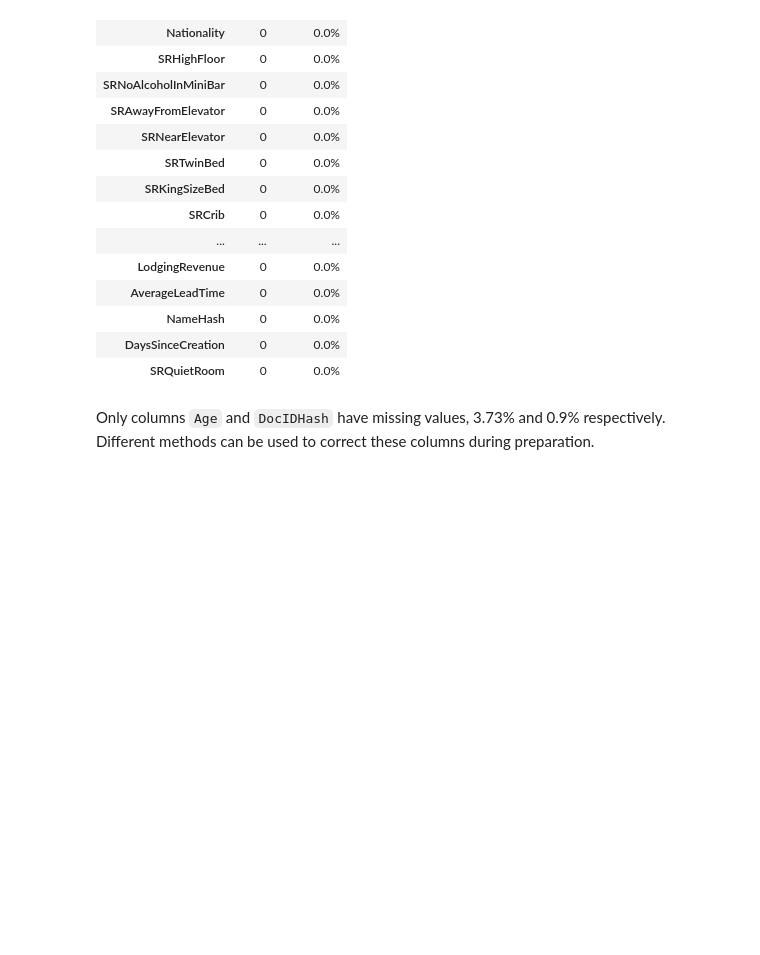
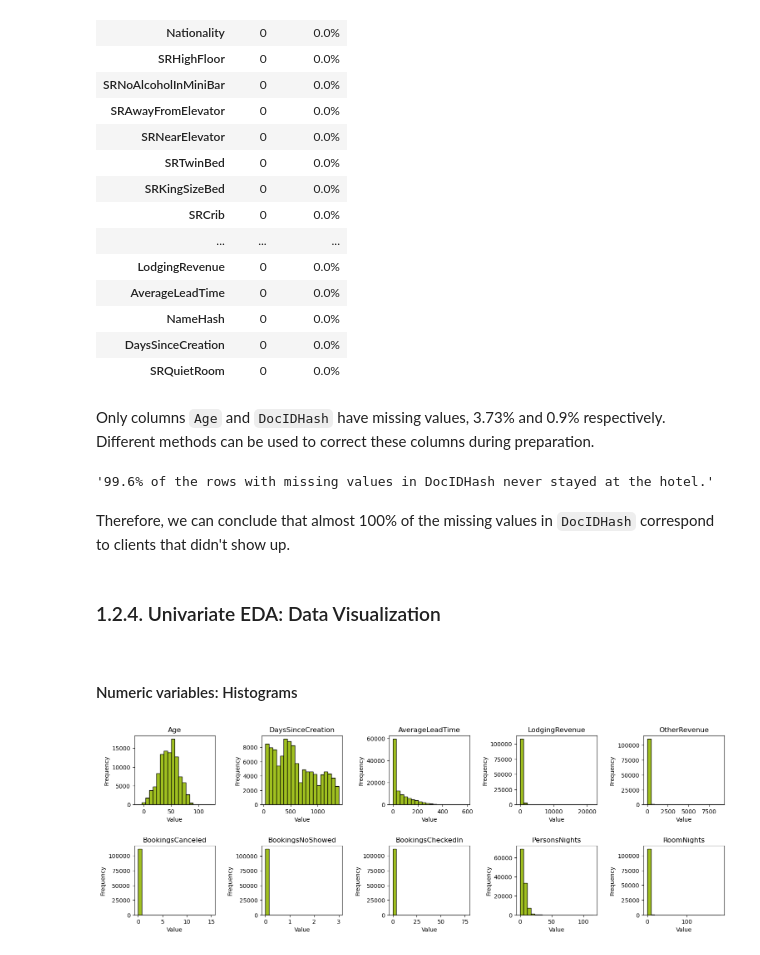
Before and after one commit to CatarinaGN/Case-1, a Jupyter notebook: Versão_Bea.ipynb, the cells around one changed output. Saved outputs shown, nothing was run; the diff lists cells and outputs as text; code cells hidden in the pictures; blank space fills up the shorter version.

Commit message:
acabei o univariate eda

```diff
--- a/Versão_Bea.ipynb
+++ b/Versão_Bea.ipynb
@@ -337,3 +359,53 @@ missing_values
 | SRQuietRoom | 0 | 0.0% |
 # %% [markdown]
 Only columns `Age` and `DocIDHash` have missing values, 3.73% and 0.9% respectively. Different methods can be used to correct these columns during preparation.
+# %%
+total_missing_docid = df['DocIDHash'].isnull().sum()
+
+# See if the persons with the missing DocIDHash ever stayed at the hotel
+missing_docid_nocheckin = ((df['DocIDHash'].isnull()) & (df['BookingsCheckedIn'] == 0)).sum()
+
+percentage_docid_nocheckin = (missing_docid_nocheckin / total_missing_docid) * 100
+
+f'{round(percentage_docid_nocheckin, 2)}% of the rows with missing values in DocIDHash never stayed at the hotel.'
+# %% [output]
+'99.6% of the rows with missing values in DocIDHash never stayed at the hotel.'
+# %% [markdown]
+Therefore, we can conclude that almost 100% of the missing values in `DocIDHash` correspond to clients that didn't show up.
+# %% [markdown]
+<a class="anchor" id="Univariate-Vizualization">
+
+### 1.2.4. Univariate EDA: Data Visualization
+
+</a>
+# %%
+numeric_variables = ['Age', 'DaysSinceCreation', 'AverageLeadTime', 'LodgingRevenue',
+                'OtherRevenue', 'BookingsCanceled', 'BookingsNoShowed',
+                'BookingsCheckedIn', 'PersonsNights', 'RoomNights']
+
+categorical_variables = ['Nationality', 'DistributionChannel', 'MarketSegment']
+# we are not going to consider NameHash and DocIdHash here, because this features are identifiers
+
+boolean_variables = ['SRHighFloor', 'SRLowFloor', 'SRAccessibleRoom', 'SRMediumFloor',
+                'SRBathtub', 'SRShower', 'SRCrib', 'SRKingSizeBed', 'SRTwinBed',
+                'SRNearElevator', 'SRAwayFromElevator', 'SRNoAlcoholInMiniBar',
+                'SRQuietRoom']
+# %% [markdown]
+#### Numeric variables: Histograms
+# %%
+fig, axes = plt.subplots(2, 5, figsize=(16, 6))
+fig.tight_layout(pad=5.0)
+
+for i, var in enumerate(numeric_variables):
+    row = i // 5
+    col = i % 5
+    axes[row, col].hist(df[var], bins=20, edgecolor='black', color='#A0C020')
+    axes[row, col].set_title(var)
+    axes[row, col].set_xlabel('Value')
+    axes[row, col].set_ylabel('Frequency')
+
+plt.show()
+
+#Adapted from previous notebook
+# %% [output]
+[figure, added]
```
Also changed, not shown: parts of 24 cells of this notebook.
